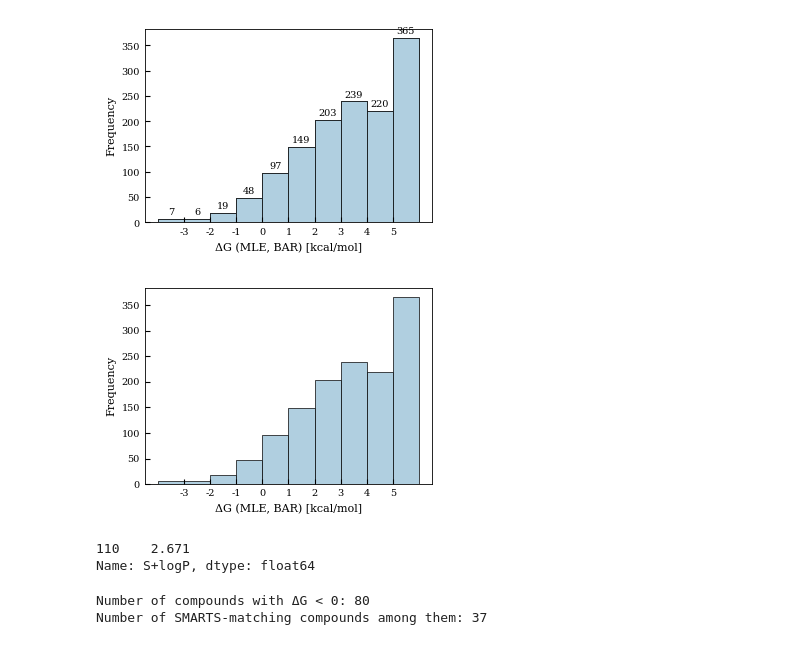
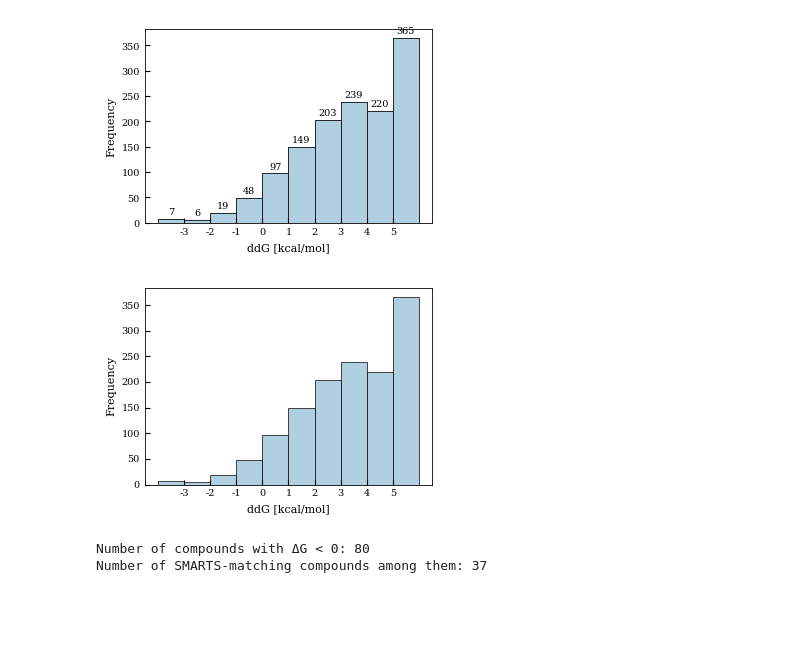
Before and after one commit to IkeguchiLab/InSilicoDrivenH2L, a Jupyter notebook: Step3/Step3_Mpocket.ipynb, the cells around one changed output. Saved outputs shown, nothing was run; the diff lists cells and outputs as text; code cells hidden in the pictures; blank space fills up the shorter version.

```diff
--- a/Step3/Step3_Mpocket.ipynb
+++ b/Step3/Step3_Mpocket.ipynb
@@ -4,7 +4,6 @@ import numpy as np
 import matplotlib.pyplot as plt
 from rdkit.Chem import PandasTools
 
-# スタイル設定（論文向け）
 plt.rcParams.update({
     "font.family": "serif",
     "font.size": 8,
@@ -16,65 +15,53 @@ plt.rcParams.update({
     "axes.linewidth": 0.6
 })
 
-# SDFファイルの読み込み
 sdf_path = "Step3_core4_Mpocket_NES_ADME.sdf"
 df = PandasTools.LoadSDF(sdf_path)
 
-# 数値化（エラーはNaNに）
 df["r_user_DG(MLE)_BAR"] = pd.to_numeric(df["r_user_DG(MLE)_BAR"], errors="coerce")
 data = df["r_user_DG(MLE)_BAR"].dropna()
 
-# ビン境界（11点）と頻度（10個）
 bin_edges = [-np.inf, -3, -2, -1, 0, 1, 2, 3, 4, 5, np.inf]
 counts, _ = np.histogram(data, bins=bin_edges)
 
-# 表示用のx座標（左端、無限の代替値をつける）
 x_lefts = np.array(bin_edges[:-1])
-x_lefts[0] = -4  # -inf の代替
-x_lefts[-1] = 5  # +inf の代替
+x_lefts[0] = -4
+x_lefts[-1] = 5
 
-# 幅の計算
 widths = np.array(bin_edges[1:]) - np.array(bin_edges[:-1])
-widths[0] = 1   # -inf 区間の幅
-widths[-1] = 1  # +inf 区間の幅
+widths[0] = 1
+widths[-1] = 1
 
-# 棒グラフ描画
 fig, ax = plt.subplots(figsize=(3.5, 2.5))
 ax.bar(x_lefts, counts, width=widths, align='edge',
        color="#b0cfe0", edgecolor="black", linewidth=0.5)
 bars = ax.bar(x_lefts, counts, width=widths, align='edge',
               color="#b0cfe0", edgecolor="black", linewidth=0.5)
 
-# x軸ラベル設定
 xticks = [-3, -2, -1, 0, 1, 2, 3, 4, 5]
 ax.set_xticks(xticks)
 ax.set_xticklabels([str(x) for x in xticks])
 
-# 軸ラベル
-ax.set_xlabel("ΔG (MLE, BAR) [kcal/mol]")
+ax.set_xlabel("ddG [kcal/mol]")
 ax.set_ylabel("Frequency")
 
-# 各バーの上に個数表示
 ax.bar_label(bars, labels=[str(c) for c in counts], fontsize=7, padding=2)
 
-# 軸と枠線の設定
 ax.tick_params(direction="in")
 for spine in ax.spines.values():
     spine.set_visible(True)
 
-# レイアウト調整と保存
 plt.tight_layout()
 plt.savefig("core4_Mpocket_NES_deltaG_histogram_bar.svg")
 plt.show()
 # %% [output]
-[figure, old version]
+[figure, new version]
 # %%
 import pandas as pd
 import numpy as np
 import matplotlib.pyplot as plt
 from rdkit.Chem import PandasTools
 
-# スタイル設定（論文向け）
 plt.rcParams.update({
     "font.family": "serif",
     "font.size": 8,
@@ -86,71 +73,47 @@ plt.rcParams.update({
     "axes.linewidth": 0.6
 })
 
-# SDFファイルの読み込み
 sdf_path = "Step3_core4_Mpocket_NES_ADME.sdf"
 df = PandasTools.LoadSDF(sdf_path)
 
-# 数値化（エラーはNaNに）
 df["r_user_DG(MLE)_BAR"] = pd.to_numeric(df["r_user_DG(MLE)_BAR"], errors="coerce")
 data = df["r_user_DG(MLE)_BAR"].dropna()
 
-# ビン境界（11点）と頻度（10個）
 bin_edges = [-np.inf, -3, -2, -1, 0, 1, 2, 3, 4, 5, np.inf]
 counts, _ = np.histogram(data, bins=bin_edges)
 
-# 表示用のx座標（左端、無限の代替値をつける）
 x_lefts = np.array(bin_edges[:-1])
-x_lefts[0] = -4  # -inf の代替
-x_lefts[-1] = 5  # +inf の代替
+x_lefts[0] = -4
+x_lefts[-1] = 5
 
-# 幅の計算
 widths = np.array(bin_edges[1:]) - np.array(bin_edges[:-1])
-widths[0] = 1   # -inf 区間の幅
-widths[-1] = 1  # +inf 区間の幅
+widths[0] = 1
+widths[-1] = 1
 
-# 棒グラフ描画
 fig, ax = plt.subplots(figsize=(3.5, 2.5))
 ax.bar(x_lefts, counts, width=widths, align='edge',
        color="#b0cfe0", edgecolor="black", linewidth=0.5)
 #bars = ax.bar(x_lefts, counts, width=widths, align='edge',
 #              color="#b0cfe0", edgecolor="black", linewidth=0.5)
 
-# x軸ラベル設定
 xticks = [-3, -2, -1, 0, 1, 2, 3, 4, 5]
 ax.set_xticks(xticks)
 ax.set_xticklabels([str(x) for x in xticks])
 
-# 軸ラベル
-ax.set_xlabel("ΔG (MLE, BAR) [kcal/mol]")
+ax.set_xlabel("ddG [kcal/mol]")
 ax.set_ylabel("Frequency")
 
-# 各バーの上に個数表示
 #ax.bar_label(bars, labels=[str(c) for c in counts], fontsize=7, padding=2)
 
-# 軸と枠線の設定
 ax.tick_params(direction="in")
 for spine in ax.spines.values():
     spine.set_visible(True)
 
-# レイアウト調整と保存
 plt.tight_layout()
 plt.savefig("core4_Mpocket_NES_deltaG_histogram.svg")
 plt.show()
 # %% [output]
-[figure, old version]
+[figure, new version]
-# %%
-import pandas as pd
-
-# データ読み込み
-df = pd.read_csv("core4_R2_NES_20250416_matome_20250516.csv")
-
-# Titleが"30849-1"の行を抽出し、S+logP列を表示
-value = df.loc[df["Title"] == "30849-1", "S+logP"]
-
-print(value)
-# %% [output]
-110    2.671
-Name: S+logP, dtype: float64
 # %%
 import pandas as pd
 from rdkit.Chem import PandasTools
```
Also changed, not shown: parts of 4 cells of this notebook, 1 other file.
